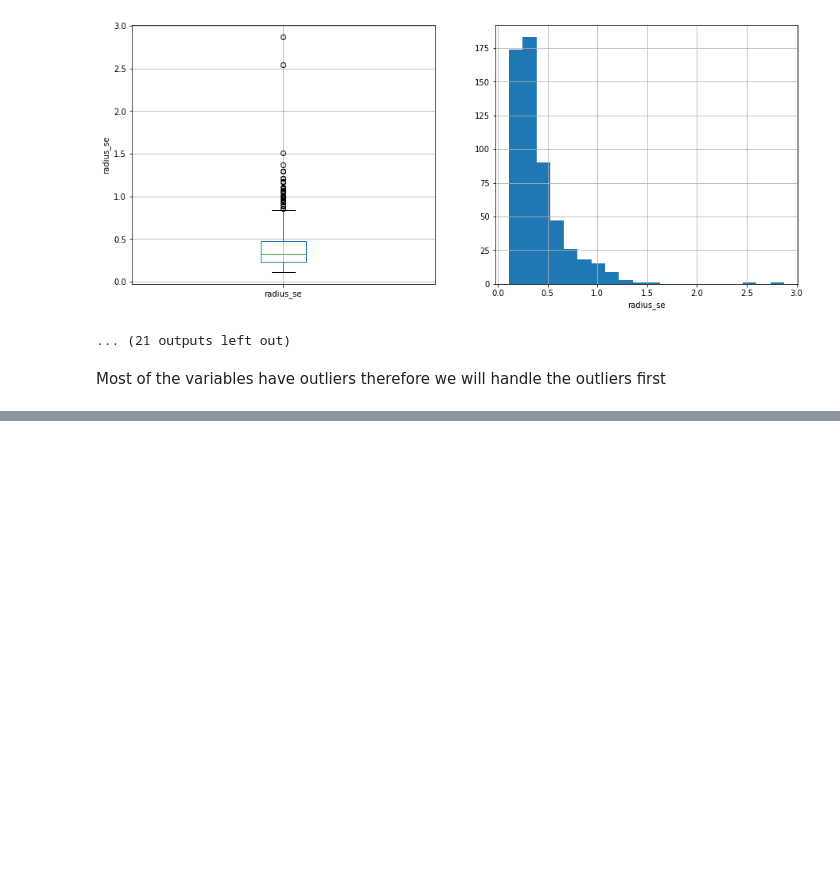
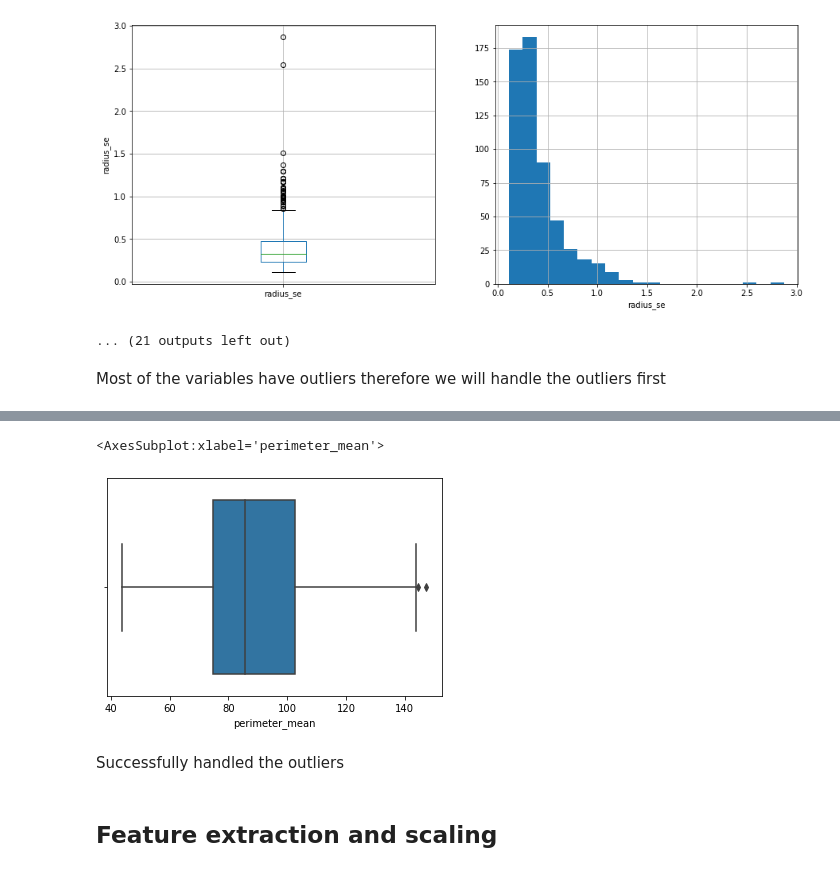
Before and after one commit to Amulah-98/causal-inference, a Jupyter notebook: notebooks/EDA.ipynb, the cells around one changed output, grey strips where cells are left out. Cells and saved outputs as stored; diff of their text form; code cells hidden in the pictures; blank space fills up the shorter version.

Commit message:
handled outliers

```diff
--- a/notebooks/EDA.ipynb
+++ b/notebooks/EDA.ipynb
@@ -257,0 +252,3 @@ df
+# %%
+df = data_dropped.drop(['id', 'diagnosis'], axis=1)
+df
@@ -257,0 +269,7 @@ df
+# %%
+Q1 = df[cols].quantile(0.25)
+Q3 = df[cols].quantile(0.75)
+IQR = Q3 - Q1
+
+df1 = df[~((df[cols] < (Q1 - 1.5 * IQR)) |(df[cols] > (Q3 + 1.5 * IQR))).any(axis=1)]
+df1
@@ -257,0 +290,9 @@ df
+# %%
+sns.boxplot(x=df1['perimeter_mean'])
+# %% [output]
+<AxesSubplot:xlabel='perimeter_mean'>
+[figure, added]
+# %% [markdown]
+Successfully handled the outliers
+# %% [markdown]
+## Feature extraction and scaling
```
Also changed, not shown: parts of 3 cells of this notebook.
